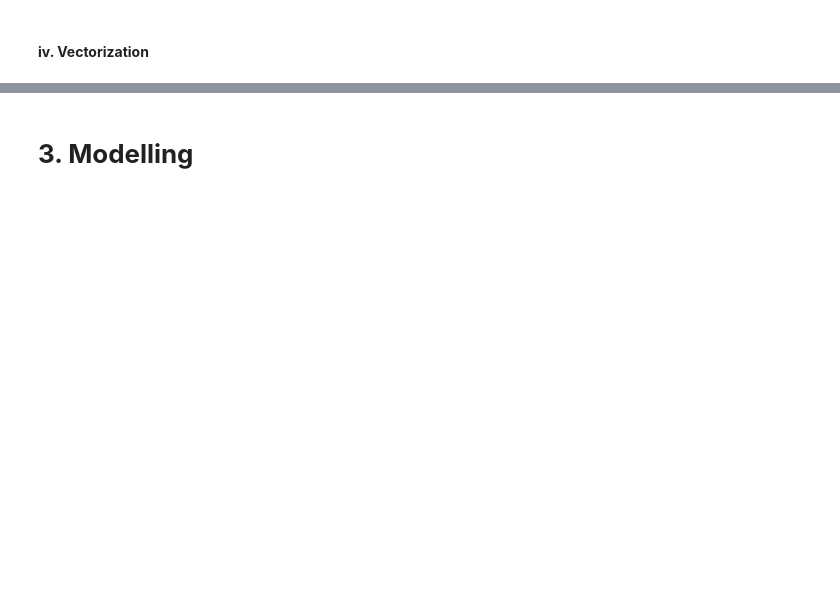
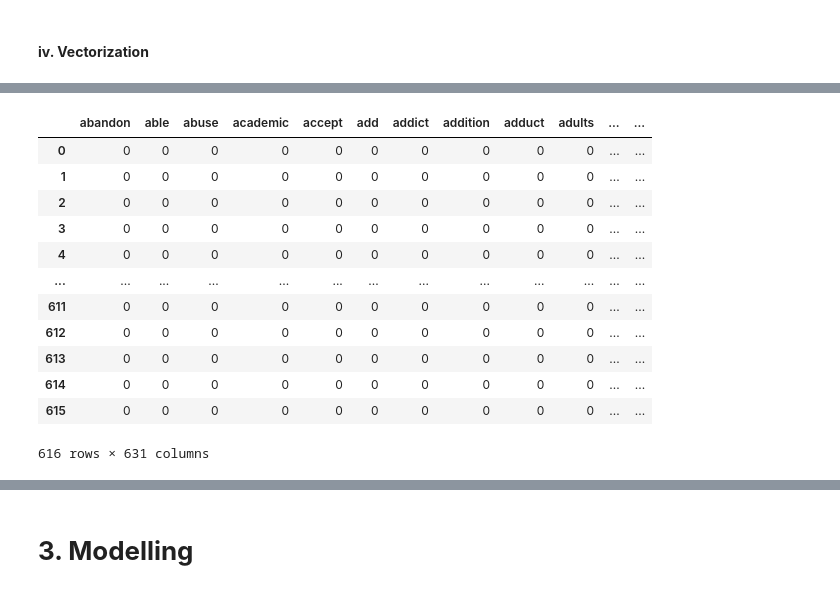
Before and after one commit to AliceWamuyu/Mental-Health-Prediction, a Jupyter notebook: index.ipynb, the cells around one changed output, grey strips where cells are left out. Saved outputs shown, nothing was run; the diff lists cells and outputs as text; code cells hidden in the pictures; blank space fills up the shorter version.

```diff
--- a/index.ipynb
+++ b/index.ipynb
@@ -251,8 +266,8 @@ face lot challenge life financially emotional psycologically solutions safely lo
  #### **iv. Tokenizing the sentences**
 # %%
 # tokenizing the sentences
-train_df['tokenized_text'] = train_df['no_stopwords'].apply(lambda x: nltk.word_tokenize(x))
-train_df.head()
+#train_df['tokenized_text'] = train_df['no_stopwords'].apply(lambda x: nltk.word_tokenize(x))
+#train_df.head()
 # %% [output]
 |  | ID | text | label | length | corrected_sent | no_stopwords | tokenized_text |
 | 0 | SUAVK39Z | I feel that it was better I dieAm... | Depression | 39 | i feel that it was better i die h... | feel better die happy | [feel, better, die, happy] |
@@ -262,6 +277,3 @@ train_df.head()
 | 4 | FYC0FTFB | How could I be helped to go throu... | Depression | 51 | now could i be helped to go throu... | could help go depression | [could, help, go, depression] |
 # %% [markdown]
  #### **iv. Vectorization**
-# %%
-# Convert sentences into vectors
-train_df['vector_sent'] =
@@ -269,0 +280,21 @@ SyntaxError: invalid syntax (<ipython-input-21-dcf41ffd04d6>, line 2)
+# %%
+countvec = CountVectorizer(ngram_range=(1,1))
+
+count_data = countvec.fit_transform(train_df.no_stopwords)
+
+cv_df = pd.DataFrame(count_data.toarray(), columns=countvec.get_feature_names())
+cv_df
+# %% [output]
+|  | abandon | able | abuse | academic | accept | add | addict | addition | adduct | adults | ... | ... |
+| 0 | 0 | 0 | 0 | 0 | 0 | 0 | 0 | 0 | 0 | 0 | ... | ... |
+| 1 | 0 | 0 | 0 | 0 | 0 | 0 | 0 | 0 | 0 | 0 | ... | ... |
+| 2 | 0 | 0 | 0 | 0 | 0 | 0 | 0 | 0 | 0 | 0 | ... | ... |
+| 3 | 0 | 0 | 0 | 0 | 0 | 0 | 0 | 0 | 0 | 0 | ... | ... |
+| 4 | 0 | 0 | 0 | 0 | 0 | 0 | 0 | 0 | 0 | 0 | ... | ... |
+| ... | ... | ... | ... | ... | ... | ... | ... | ... | ... | ... | ... | ... |
+| 611 | 0 | 0 | 0 | 0 | 0 | 0 | 0 | 0 | 0 | 0 | ... | ... |
+| 612 | 0 | 0 | 0 | 0 | 0 | 0 | 0 | 0 | 0 | 0 | ... | ... |
+| 613 | 0 | 0 | 0 | 0 | 0 | 0 | 0 | 0 | 0 | 0 | ... | ... |
+| 614 | 0 | 0 | 0 | 0 | 0 | 0 | 0 | 0 | 0 | 0 | ... | ... |
+| 615 | 0 | 0 | 0 | 0 | 0 | 0 | 0 | 0 | 0 | 0 | ... | ... |
+616 rows × 631 columns
```
Also changed, not shown: parts of 17 cells of this notebook.
